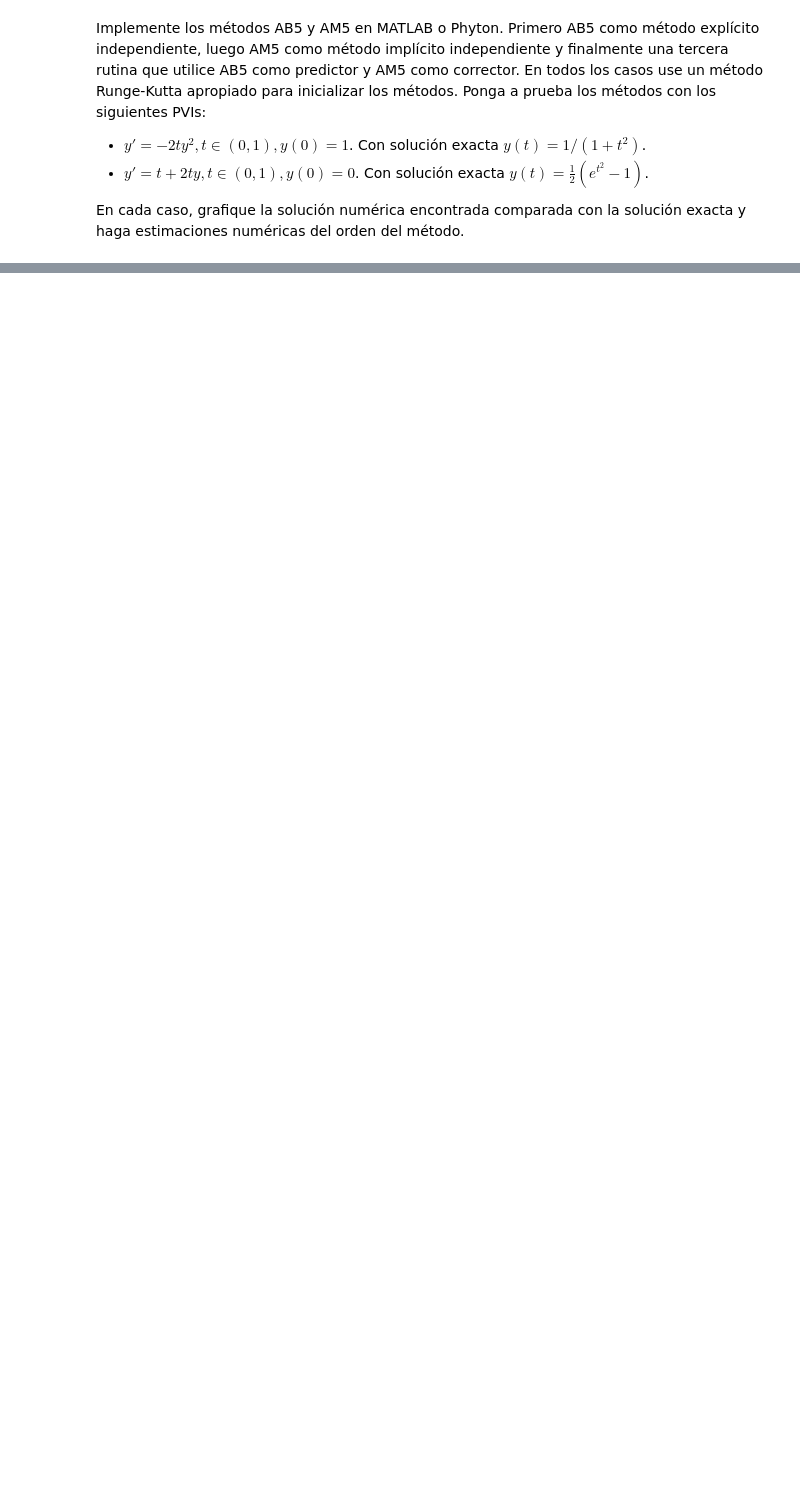
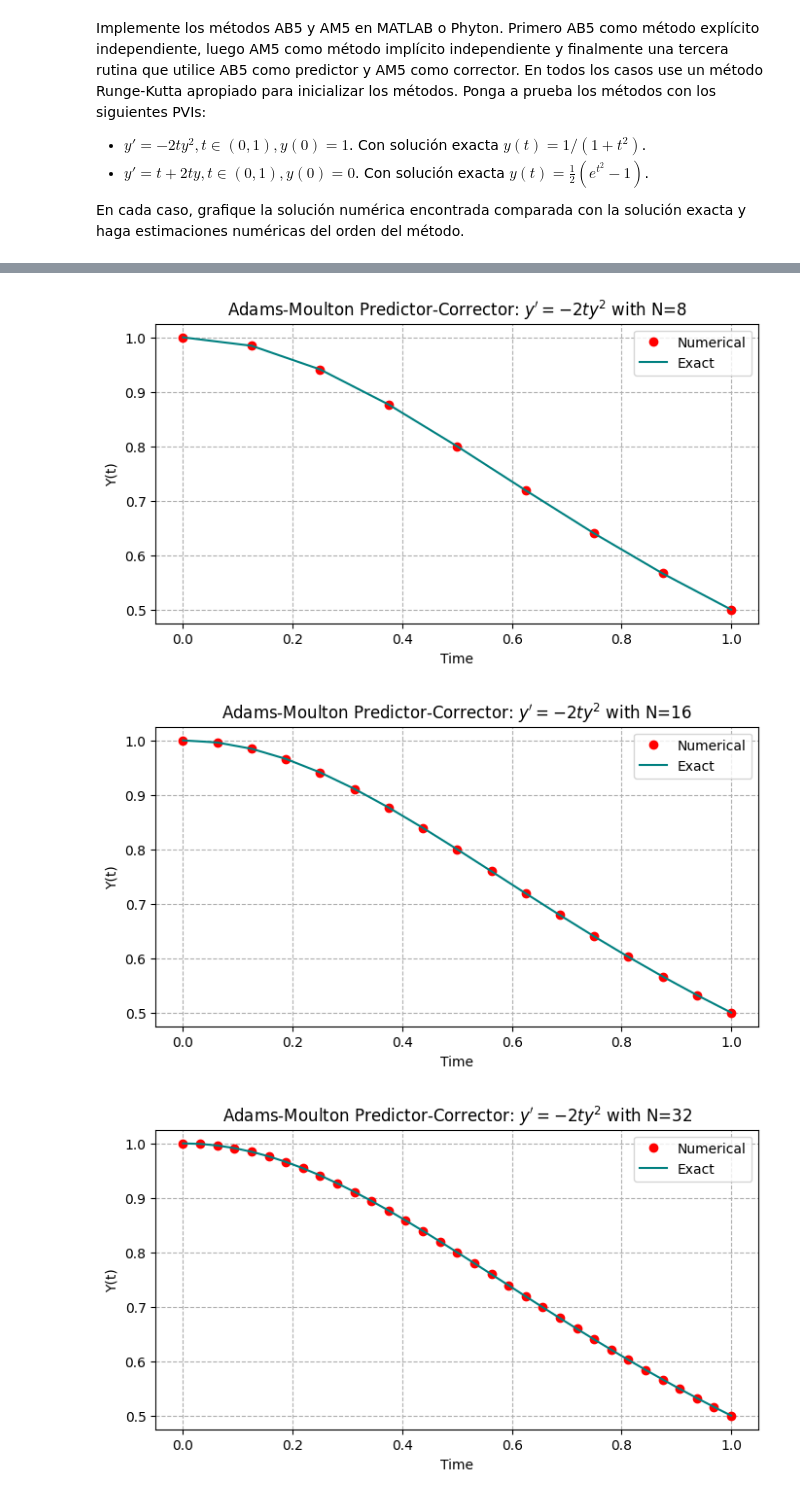
Before and after one commit to dserranog1/numerical-analysis, a Jupyter notebook: numerical_analysis/worksheet_3/exercise_2.ipynb, the cells around one changed output, grey strips where cells are left out. Cells and saved outputs as stored; diff of their text form; code cells hidden in the pictures; blank space fills up the shorter version.

```diff
--- a/numerical_analysis/worksheet_3/exercise_2.ipynb
+++ b/numerical_analysis/worksheet_3/exercise_2.ipynb
@@ -257,0 +147,25 @@ run_simulation(
+# %%
+def am5_pc(f, y0, t0, tf, h):
+    t_values = np.arange(t0, tf + h, h)
+    y_values = np.zeros_like(t_values)
+    y_values[0] = y0
+
+    coefficients = [251/720, 646/720, -264/720, 106/720, -19/720]
+    for i in range(5):
+        y_values[i + 1] = runge_kutta_5(f, t_values[i], y_values[i], h)
+
+    for i in range(4, len(t_values) - 1):
+        y_predicted = ab5_step(y_values, t_values, f, i, h)
+        y_corrected = y_values[i] + h * sum(
+            coefficients[j] * f(t_values[i + 1 - j], y_predicted if j == 0 else y_values[i + 1 - j])
+            for j in range(5)
+        )
+        y_values[i + 1] = y_corrected
+    return t_values, y_values
+# %%
+results = run_simulation(am5_pc, "Adams-Moulton Predictor-Corrector: $y'=-2ty^2$", *problem_1_args)
+results
+# %% [output]
+[figure, added]
+[figure, added]
+[figure, added]
```
Also changed, not shown: parts of 18 cells of this notebook, 2 other files.
